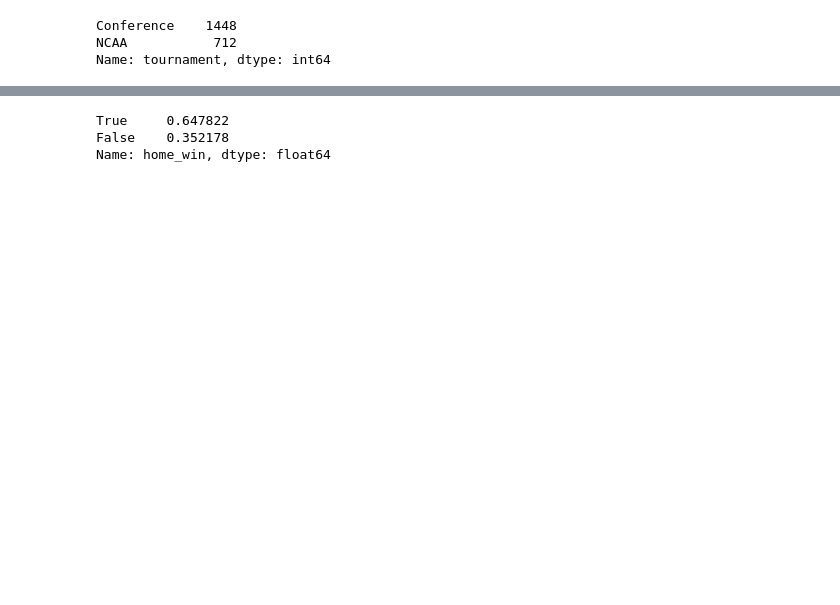
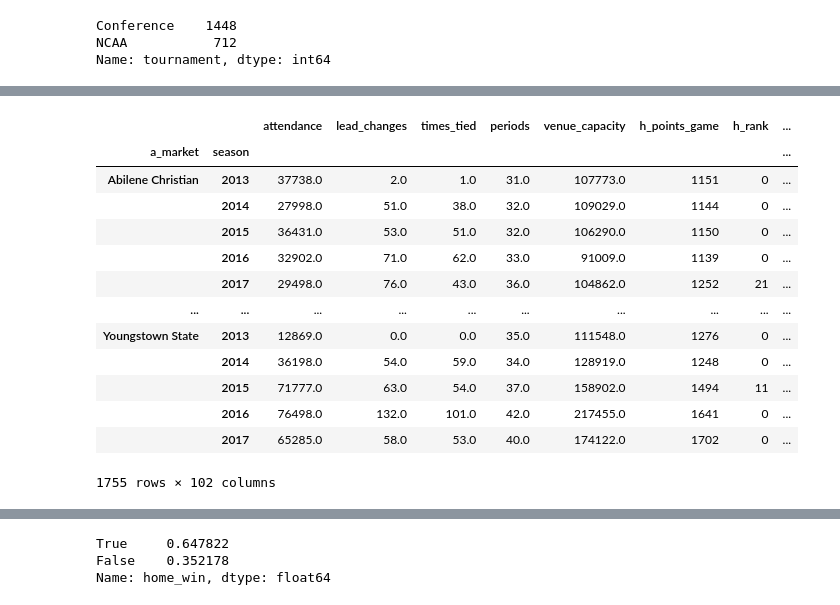
Before and after one commit to MatthewR1021/Machine-Learning-Madness, a Jupyter notebook: TJNotebook.ipynb, the cells around one changed output, grey strips where cells are left out. Saved outputs shown, nothing was run; the diff lists cells and outputs as text; code cells hidden in the pictures; blank space fills up the shorter version.

```diff
--- a/TJNotebook.ipynb
+++ b/TJNotebook.ipynb
@@ -67,0 +74,30 @@ df['home_win'] = df.h_points_game.ge(df.a_points_game)
+# %%
+df['h_assist_ratio'] = df['h_assists'] / df['h_field_goals_made']
+df['a_assist_ratio'] = df['a_assists'] / df['a_field_goals_made']
+# %%
+df['h_steal_pct'] = df['h_steals'] / (df['a_field_goals_att'] + .475*df['a_free_throws_att'] + df['a_turnovers'])
+df['a_steal_pct'] = df['a_steals'] / (df['h_field_goals_att'] + .475*df['h_free_throws_att'] + df['h_turnovers'])
+# %%
+df['h_block_pct'] = df['h_blocks'] / (df['a_field_goals_att'])
+df['a_block_pct'] = df['a_blocks'] / (df['h_field_goals_att'])
+# %%
+df['h_turnover_ratio'] = df['h_turnovers'] / (df['h_field_goals_att'] + .475*df['h_free_throws_att'] + df['h_turnovers'])
+df['a_turnover_ratio'] = df['a_turnovers'] / (df['a_field_goals_att'] + .475*df['a_free_throws_att'] + df['a_turnovers'])
+# %%
+df.groupby(['h_market','season']).sum()
+df.groupby(['a_market','season']).sum()
+# %% [output]
+|  |  | attendance | lead_changes | times_tied | periods | venue_capacity | h_points_game | h_rank | ... |
+| a_market | season |  |  |  |  |  |  |  | ... |
+| Abilene Christian | 2013 | 37738.0 | 2.0 | 1.0 | 31.0 | 107773.0 | 1151 | 0 | ... |
+|  | 2014 | 27998.0 | 51.0 | 38.0 | 32.0 | 109029.0 | 1144 | 0 | ... |
+|  | 2015 | 36431.0 | 53.0 | 51.0 | 32.0 | 106290.0 | 1150 | 0 | ... |
+|  | 2016 | 32902.0 | 71.0 | 62.0 | 33.0 | 91009.0 | 1139 | 0 | ... |
+|  | 2017 | 29498.0 | 76.0 | 43.0 | 36.0 | 104862.0 | 1252 | 21 | ... |
+| ... | ... | ... | ... | ... | ... | ... | ... | ... | ... |
+| Youngstown State | 2013 | 12869.0 | 0.0 | 0.0 | 35.0 | 111548.0 | 1276 | 0 | ... |
+|  | 2014 | 36198.0 | 54.0 | 59.0 | 34.0 | 128919.0 | 1248 | 0 | ... |
+|  | 2015 | 71777.0 | 63.0 | 54.0 | 37.0 | 158902.0 | 1494 | 11 | ... |
+|  | 2016 | 76498.0 | 132.0 | 101.0 | 42.0 | 217455.0 | 1641 | 0 | ... |
+|  | 2017 | 65285.0 | 58.0 | 53.0 | 40.0 | 174122.0 | 1702 | 0 | ... |
+1755 rows × 102 columns
```
Also changed, not shown: parts of 12 cells of this notebook.
